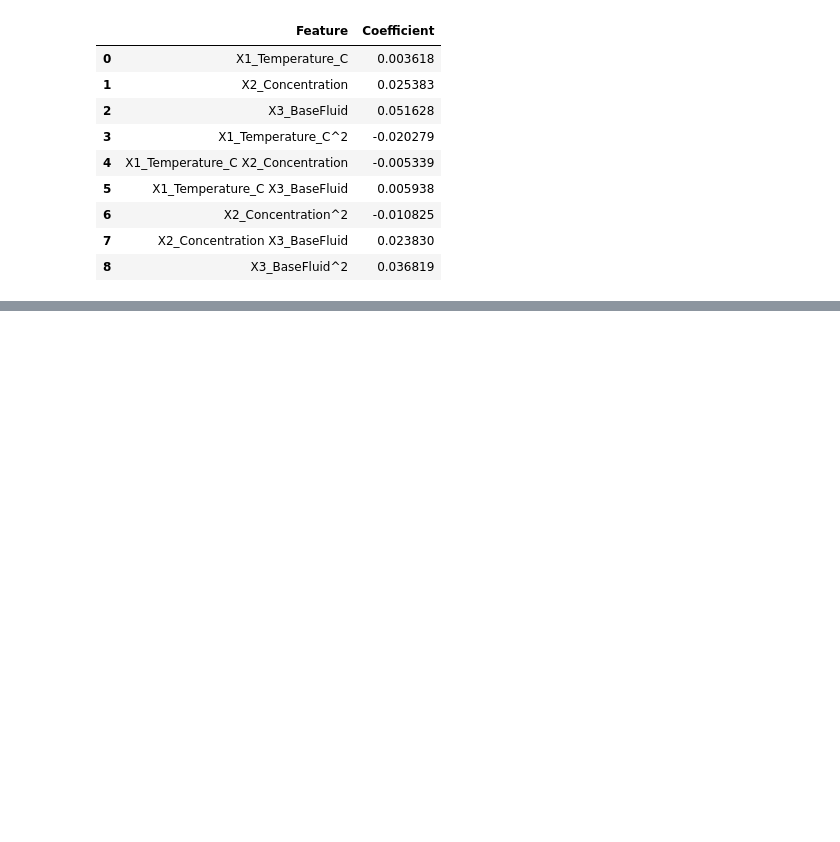
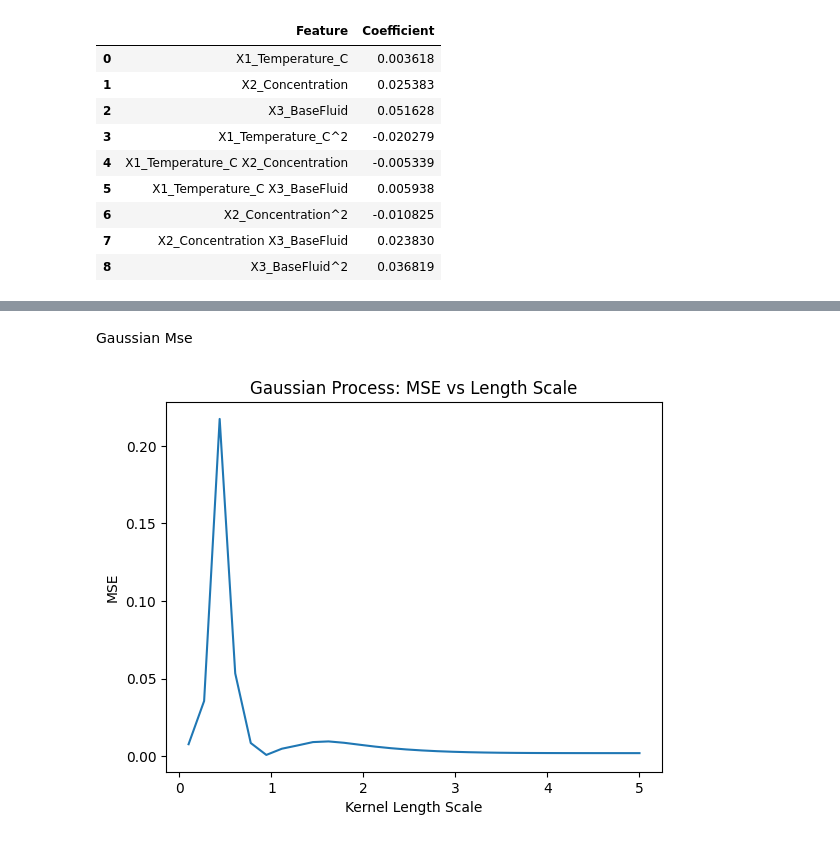
Before and after one commit to PSRINIVAS07/Basic-Chatbot, a Jupyter notebook: thermal_conductivity_model 4 models.ipynb, the cells around one changed output, grey strips where cells are left out. Cells and saved outputs as stored; diff of their text form; code cells hidden in the pictures; blank space fills up the shorter version.

```diff
--- a/thermal_conductivity_model 4 models.ipynb
+++ b/thermal_conductivity_model 4 models.ipynb
@@ -589,0 +534,29 @@ plt.show()
+# %% [markdown]
+Gaussian Mse
+# %%
+from sklearn.gaussian_process import GaussianProcessRegressor
+from sklearn.gaussian_process.kernels import RBF
+from sklearn.metrics import mean_squared_error
+import numpy as np
+import matplotlib.pyplot as plt
+
+length_scales = np.linspace(0.1, 5, 30)
+mse_gp = []
+
+for l in length_scales:
+    # Set length_scale_bounds='fixed' to prevent the GPR from optimizing this parameter
+    # This allows us to observe the MSE for the specific length_scale 'l'
+    kernel = RBF(length_scale=l, length_scale_bounds='fixed')
+    model = GaussianProcessRegressor(kernel=kernel)
+    model.fit(X_train, y_train)
+    y_pred = model.predict(X_test)
+    mse_gp.append(mean_squared_error(y_test, y_pred))
+
+plt.figure()
+plt.plot(length_scales, mse_gp)
+plt.xlabel("Kernel Length Scale")
+plt.ylabel("MSE")
+plt.title("Gaussian Process: MSE vs Length Scale")
+plt.show()
+# %% [output]
+[figure, added]
```
Also changed, not shown: parts of 5 cells of this notebook.
